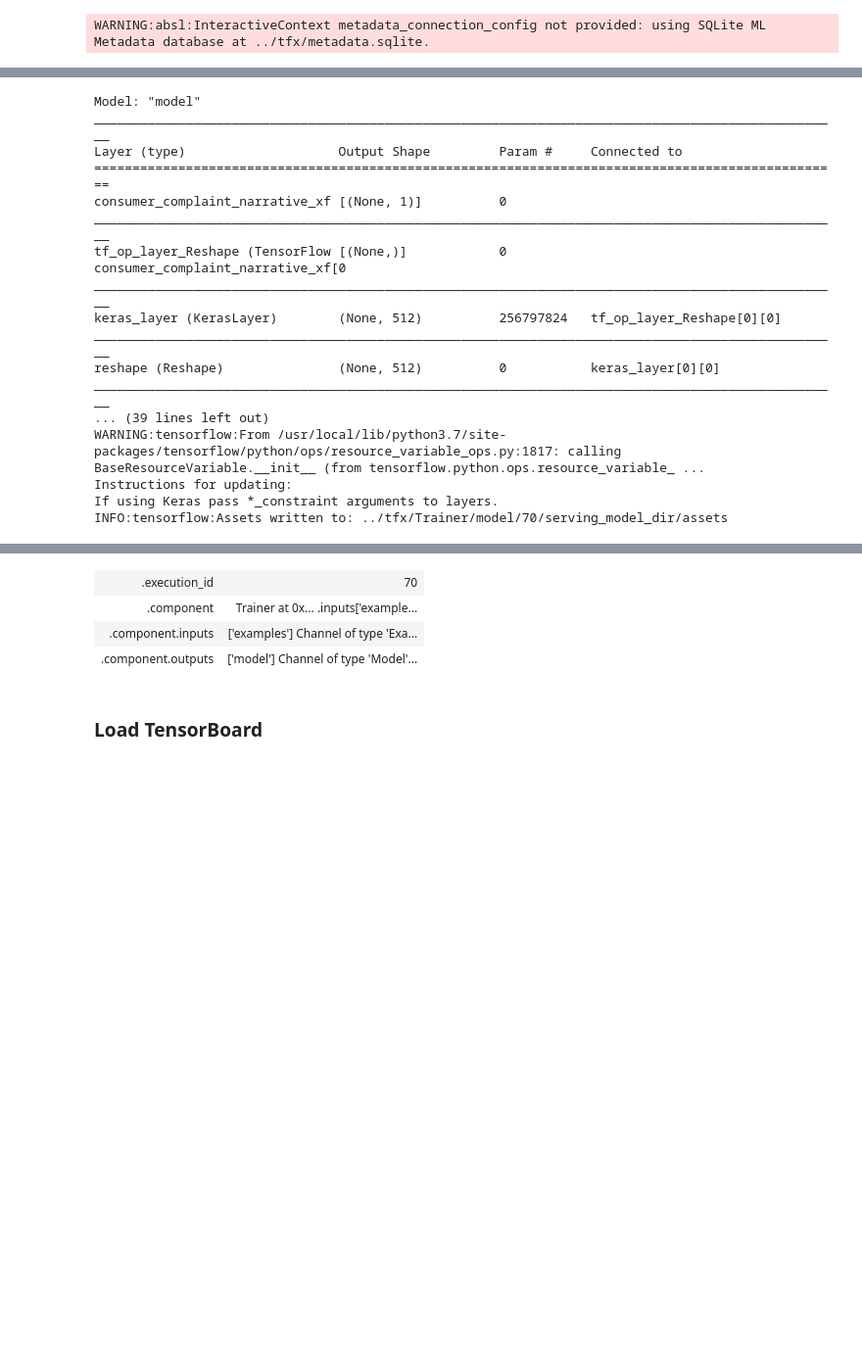
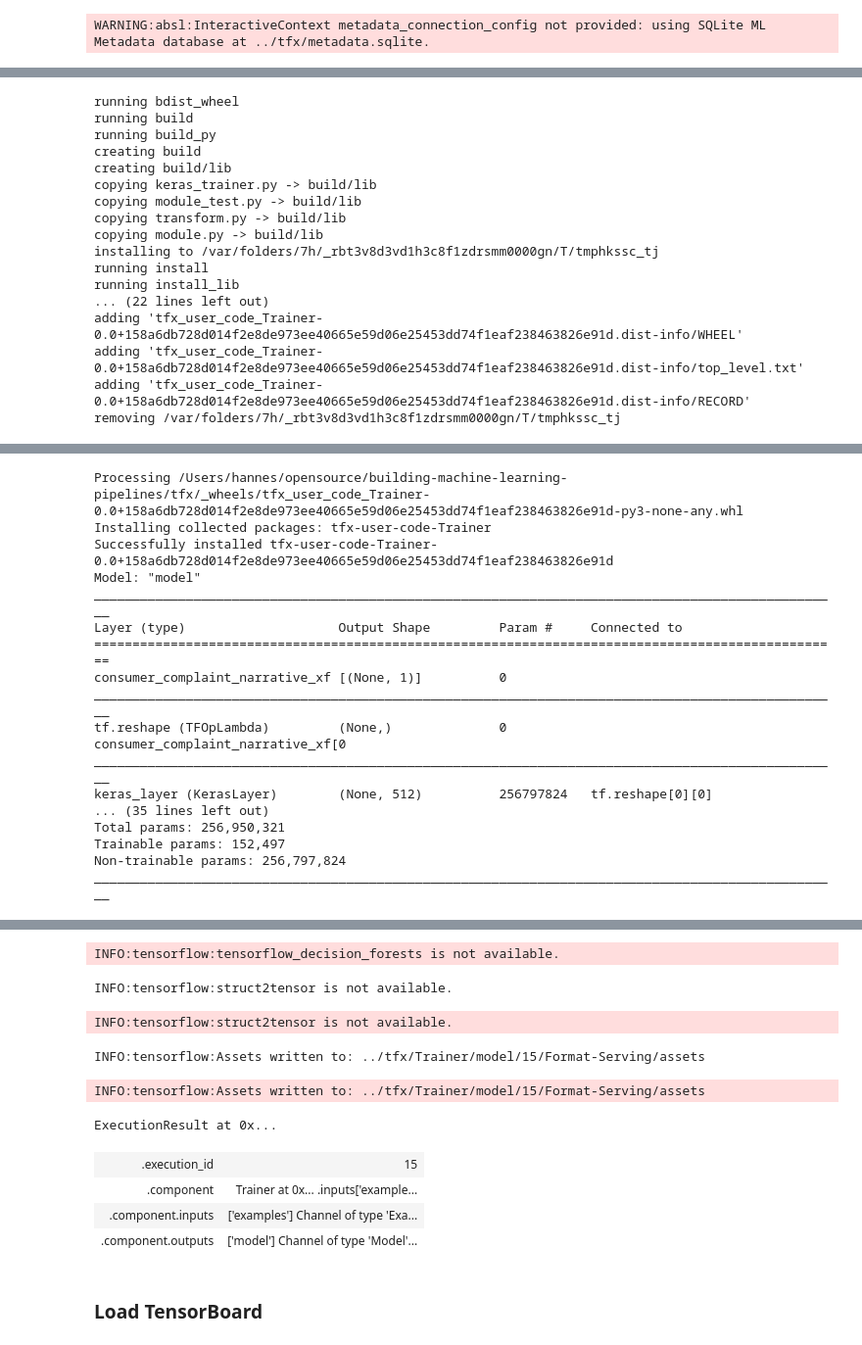
Before and after one commit to Building-ML-Pipelines/building-machine-learning-pipelines, a Jupyter notebook: interactive-pipeline/interactive_pipeline.ipynb, the cells around one changed output, grey strips where cells are left out. Shown at 98% size. Drawn from its saved outputs; the diff is of its cells as text; code cells hidden in the pictures; blank space fills up the shorter version.

```diff
--- a/interactive-pipeline/interactive_pipeline.ipynb
+++ b/interactive-pipeline/interactive_pipeline.ipynb
@@ -47,9 +45,7 @@ Artifact at ../tfx/StatisticsGen/statistics/65
 'eval' split:
 [interactive output not drawn]
 # %%
-from tfx.components import SchemaGen
-
-schema_gen = SchemaGen(
+schema_gen = tfx.components.SchemaGen(
     statistics=statistics_gen.outputs['statistics'],
     infer_feature_shape=True)
 context.run(schema_gen)
@@ -86,9 +84,7 @@ Artifact at ../tfx/SchemaGen/schema/66
 | 'sub_product' | '(CD) Certificate of deposit', 'A... |
 | 'timely_response' | 'No', 'Yes' |
 # %%
-from tfx.components import ExampleValidator
-
-example_validator = ExampleValidator(
+example_validator = tfx.components.ExampleValidator(
     statistics=statistics_gen.outputs['statistics'],
     schema=schema_gen.outputs['schema'])
 context.run(example_validator)
@@ -102,5 +99,5 @@ Artifact at ../tfx/ExampleValidator/anomalies/67
 # %%
-transform_file = os.path.join(base_dir, '../components/module.py')
+transform_file = os.path.join(os.getcwd(), '../components/module.py')
 # %%
 from tfx.components import Transform
 
@@ -135,17 +168,13 @@ ExecutionResult at 0x...
 # %%
-trainer_file = os.path.join(base_dir, '../components/module.py')
+trainer_file = os.path.join(os.getcwd(), '../components/module.py')
 # %%
-from tfx.components import Trainer
 from tfx.proto import trainer_pb2
-from tfx.components.base import executor_spec
-from tfx.components.trainer.executor import GenericExecutor
 
 TRAINING_STEPS = 1000
 EVALUATION_STEPS = 100
 
-trainer = Trainer(
+trainer = tfx.components.Trainer(
     module_file=trainer_file,
-    custom_executor_spec=executor_spec.ExecutorClassSpec(GenericExecutor),
     examples=transform.outputs['transformed_examples'],
     schema=schema_gen.outputs['schema'],
     transform_graph=transform.outputs['transform_graph'],
@@ -153,20 +182,20 @@ trainer = Trainer(
     eval_args=trainer_pb2.EvalArgs(num_steps=EVALUATION_STEPS))
 context.run(trainer)
 # %% [output]
-Model: "model"
-__________________________________________________________________________________________________
-Layer (type)                    Output Shape         Param #     Connected to
-==================================================================================================
-consumer_complaint_narrative_xf [(None, 1)]          0
-__________________________________________________________________________________________________
-tf_op_layer_Reshape (TensorFlow [(None,)]            0           consumer_complaint_narrative_xf[0
-__________________________________________________________________________________________________
-keras_layer (KerasLayer)        (None, 512)          256797824   tf_op_layer_Reshape[0][0]
-__________________________________________________________________________________________________
-reshape (Reshape)               (None, 512)          0           keras_layer[0][0]
-__________________________________________________________________________________________________
-... (39 lines left out)
-WARNING:tensorflow:From /usr/local/lib/python3.7/site-packages/tensorflow/python/ops/resource_variable_ops.py:1817: calling BaseResourceVariable.__init__ (from tensorflow.python.ops.resource_variable_ ...
-Instructions for updating:
-If using Keras pass *_constraint arguments to layers.
-INFO:tensorflow:Assets written to: ../tfx/Trainer/model/70/serving_model_dir/assets
+running bdist_wheel
+running build
+running build_py
+creating build
+creating build/lib
+copying keras_trainer.py -> build/lib
+copying module_test.py -> build/lib
+copying transform.py -> build/lib
+copying module.py -> build/lib
+installing to /var/folders/7h/_rbt3v8d3vd1h3c8f1zdrsmm0000gn/T/tmphkssc_tj
+running install
+running install_lib
+... (22 lines left out)
+adding 'tfx_user_code_Trainer-0.0+158a6db728d014f2e8de973ee40665e59d06e25453dd74f1eaf238463826e91d.dist-info/WHEEL'
+adding 'tfx_user_code_Trainer-0.0+158a6db728d014f2e8de973ee40665e59d06e25453dd74f1eaf238463826e91d.dist-info/top_level.txt'
+adding 'tfx_user_code_Trainer-0.0+158a6db728d014f2e8de973ee40665e59d06e25453dd74f1eaf238463826e91d.dist-info/RECORD'
+removing /var/folders/7h/_rbt3v8d3vd1h3c8f1zdrsmm0000gn/T/tmphkssc_tj
@@ -173,0 +208,17 @@ ExecutionResult at 0x...
+Processing /Users/hannes/opensource/building-machine-learning-pipelines/tfx/_wheels/tfx_user_code_Trainer-0.0+158a6db728d014f2e8de973ee40665e59d06e25453dd74f1eaf238463826e91d-py3-none-any.whl
+Installing collected packages: tfx-user-code-Trainer
+Successfully installed tfx-user-code-Trainer-0.0+158a6db728d014f2e8de973ee40665e59d06e25453dd74f1eaf238463826e91d
+Model: "model"
+__________________________________________________________________________________________________
+Layer (type)                    Output Shape         Param #     Connected to
+==================================================================================================
+consumer_complaint_narrative_xf [(None, 1)]          0
+__________________________________________________________________________________________________
+tf.reshape (TFOpLambda)         (None,)              0           consumer_complaint_narrative_xf[0
+__________________________________________________________________________________________________
+keras_layer (KerasLayer)        (None, 512)          256797824   tf.reshape[0][0]
+... (35 lines left out)
+Total params: 256,950,321
+Trainable params: 152,497
+Non-trainable params: 256,797,824
+__________________________________________________________________________________________________
@@ -174,4 +246,10 @@ ExecutionResult at 0x...
+INFO:tensorflow:tensorflow_decision_forests is not available.
+INFO:tensorflow:struct2tensor is not available.
+INFO:tensorflow:struct2tensor is not available.
+INFO:tensorflow:Assets written to: ../tfx/Trainer/model/15/Format-Serving/assets
+INFO:tensorflow:Assets written to: ../tfx/Trainer/model/15/Format-Serving/assets
+ExecutionResult at 0x...
-| .execution_id | 70 |
+| .execution_id | 15 |
 | .component | Trainer at 0x... .inputs['example... |
 | .component.inputs | ['examples'] Channel of type 'Exa... |
 | .component.outputs | ['model'] Channel of type 'Model'... |
```
Also changed, not shown: parts of 18 cells of this notebook.
